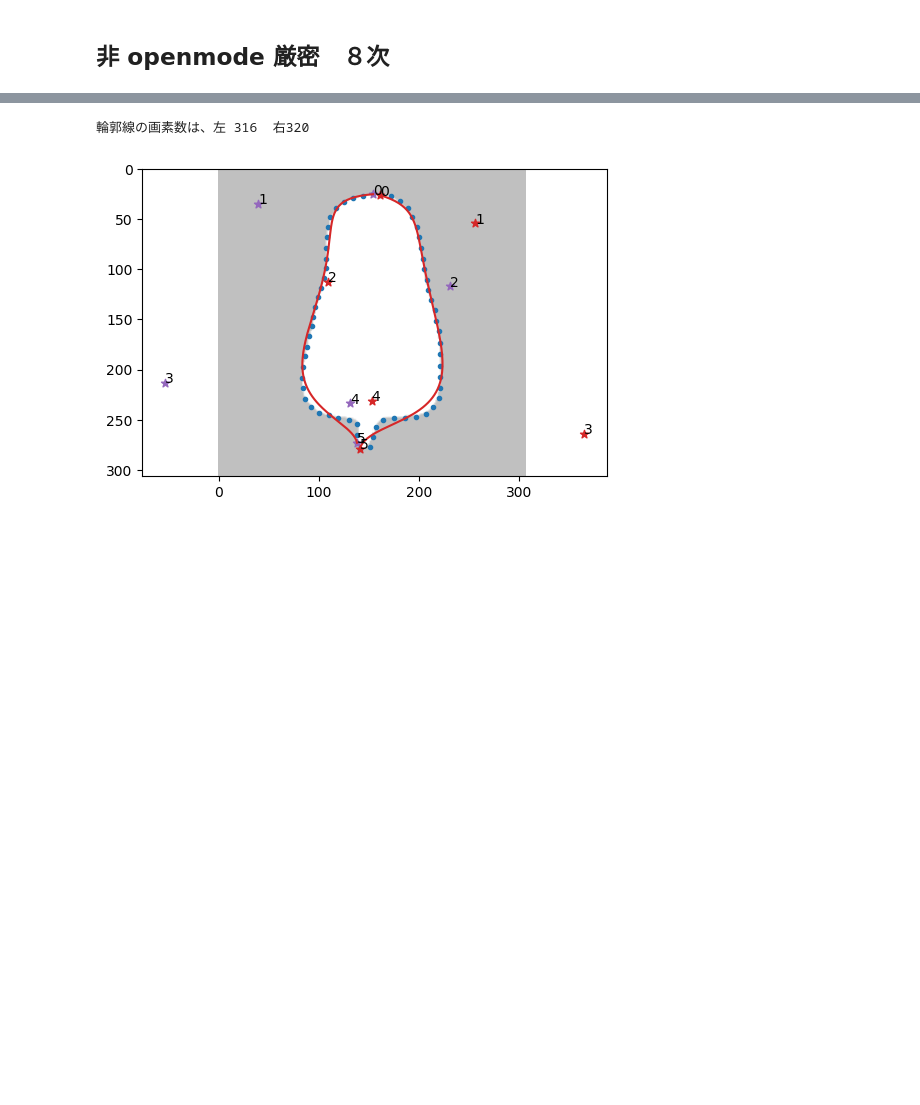
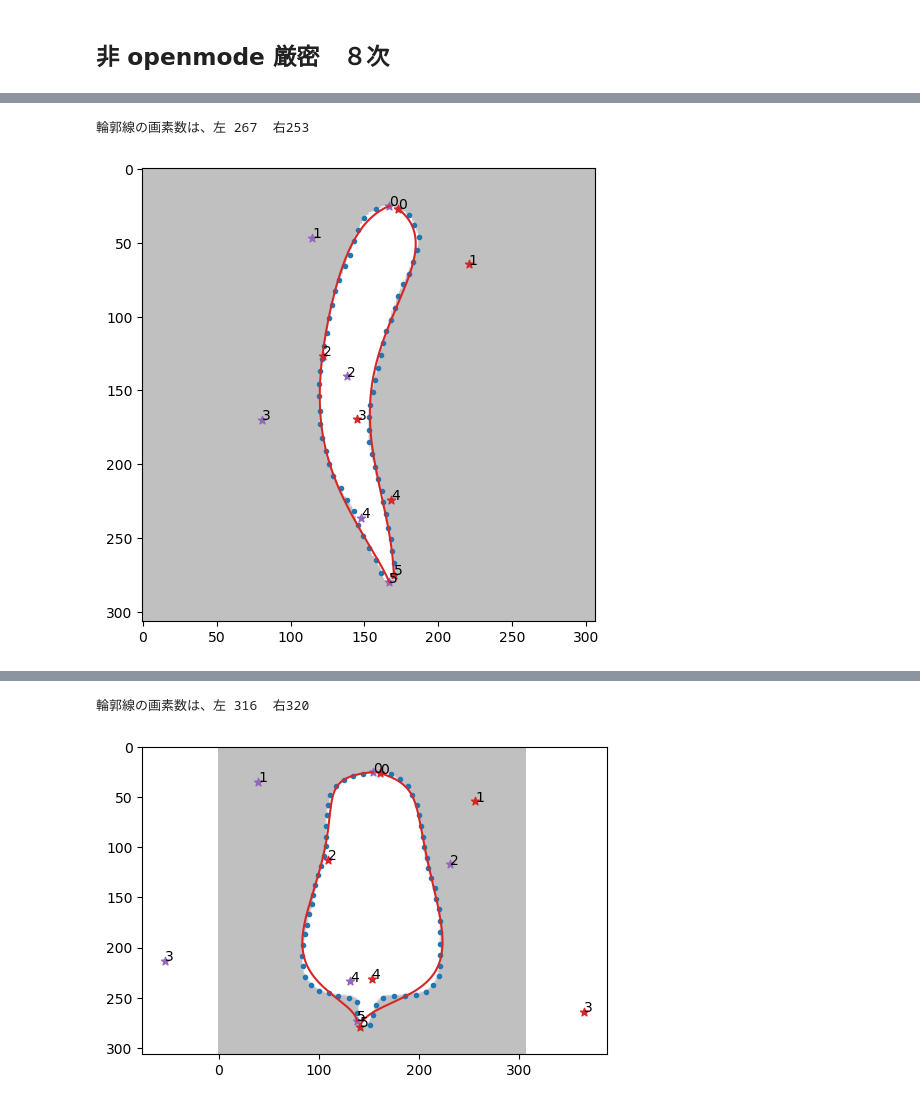
Before and after one commit to iciromaco/RadiShLab, a Jupyter notebook: N006_ベジエ曲線あてはめ.ipynb, the cells around one changed output, grey strips where cells are left out. Cells and saved outputs as stored; diff of their text form; code cells hidden in the pictures; blank space fills up the shorter version.

```diff
--- a/N006_ベジエ曲線あてはめ.ipynb
+++ b/N006_ベジエ曲線あてはめ.ipynb
@@ -520,0 +485,5 @@ Demo(5,controlPoints=True) #４次
+# %%
+Demo(2,controlPoints=True)
+# %% [output]
+輪郭線の画素数は、左 267  右253
+[figure, added]
```
Also changed, not shown: parts of 65 cells of this notebook, 1 other file.
